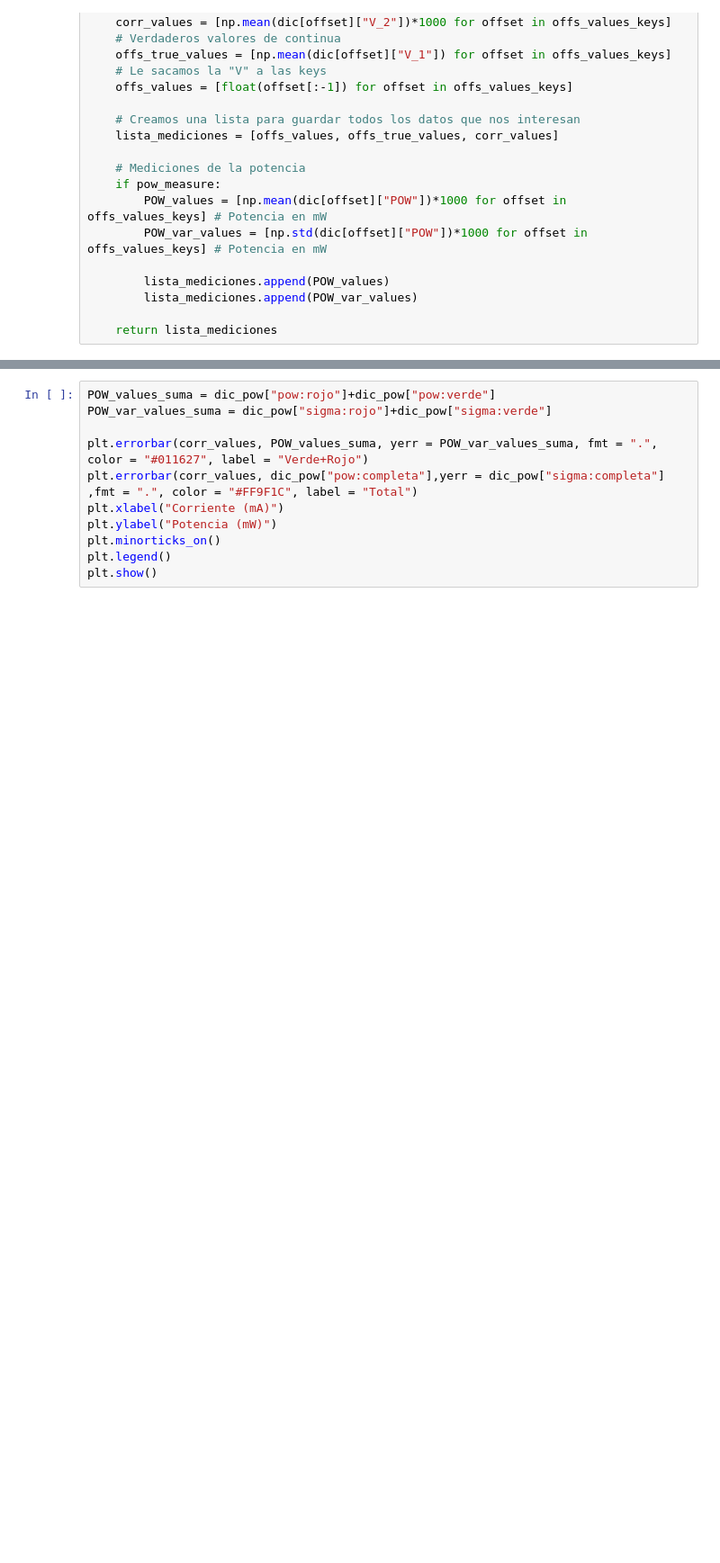
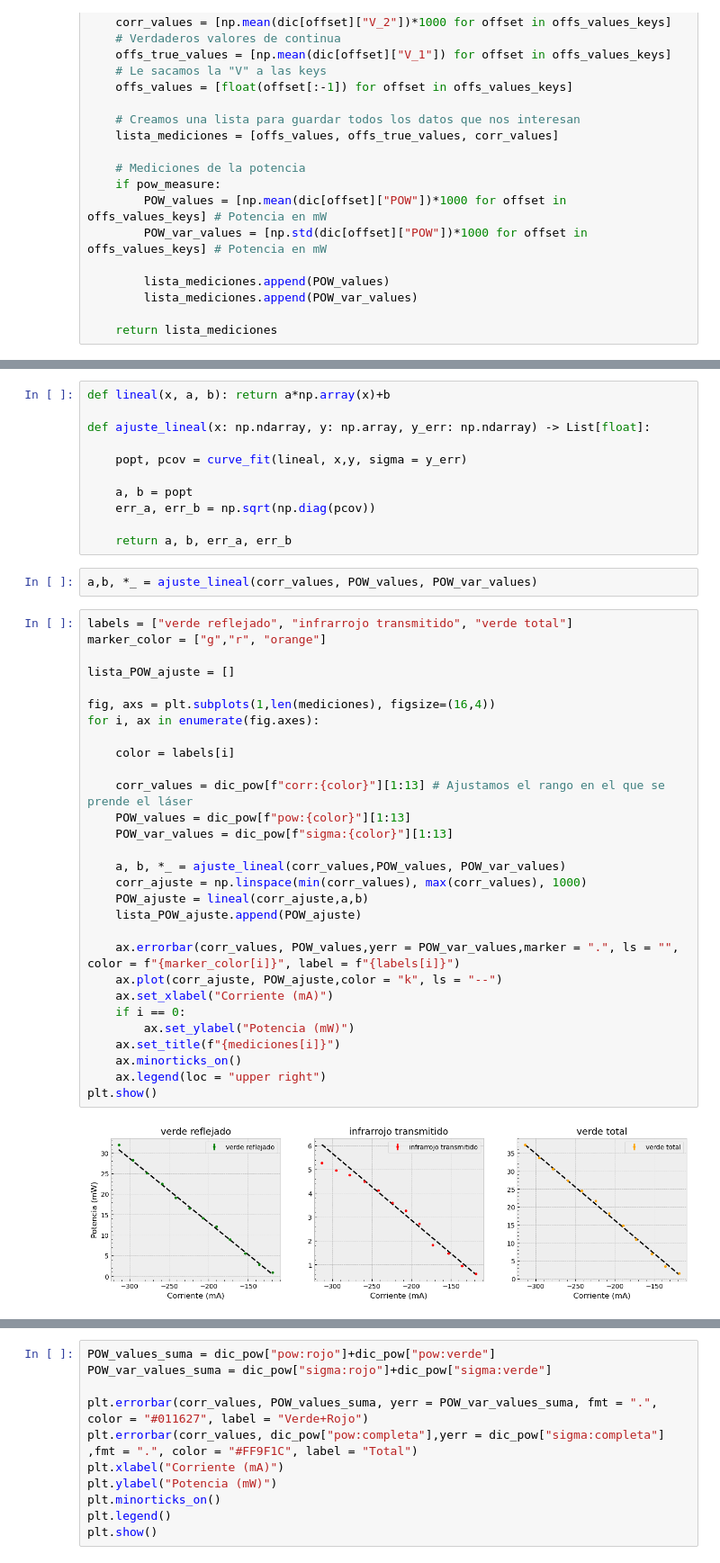
Before and after one commit to DelManuel/Magnetometro-optico, a Jupyter notebook: códigos/analisis_pow_laser.ipynb, the cells around one changed output, grey strips where cells are left out. Shown at 90% size. Cells and saved outputs as stored; diff of their text form; blank space fills up the shorter version.

```diff
--- a/códigos/analisis_pow_laser.ipynb
+++ b/códigos/analisis_pow_laser.ipynb
@@ -88,0 +90,44 @@ IndexError: list index out of range
+# %%
+def lineal(x, a, b): return a*np.array(x)+b
+
+def ajuste_lineal(x: np.ndarray, y: np.array, y_err: np.ndarray) -> List[float]:
+
+    popt, pcov = curve_fit(lineal, x,y, sigma = y_err)
+
+    a, b = popt
+    err_a, err_b = np.sqrt(np.diag(pcov))
+
+    return a, b, err_a, err_b
+# %%
+a,b, *_ = ajuste_lineal(corr_values, POW_values, POW_var_values)
+# %%
+labels = ["verde reflejado", "infrarrojo transmitido", "verde total"]
+marker_color = ["g","r", "orange"]
+
+lista_POW_ajuste = []
+
+fig, axs = plt.subplots(1,len(mediciones), figsize=(16,4))
+for i, ax in enumerate(fig.axes):
+
+    color = labels[i]
+
+    corr_values = dic_pow[f"corr:{color}"][1:13] # Ajustamos el rango en el que se prende el láser
+    POW_values = dic_pow[f"pow:{color}"][1:13]
+    POW_var_values = dic_pow[f"sigma:{color}"][1:13]
+
+    a, b, *_ = ajuste_lineal(corr_values,POW_values, POW_var_values)
+    corr_ajuste = np.linspace(min(corr_values), max(corr_values), 1000)
+    POW_ajuste = lineal(corr_ajuste,a,b)
+    lista_POW_ajuste.append(POW_ajuste)
+
+    ax.errorbar(corr_values, POW_values,yerr = POW_var_values,marker = ".", ls = "", color = f"{marker_color[i]}", label = f"{labels[i]}")
+    ax.plot(corr_ajuste, POW_ajuste,color = "k", ls = "--")
+    ax.set_xlabel("Corriente (mA)")
+    if i == 0:
+        ax.set_ylabel("Potencia (mW)")
+    ax.set_title(f"{mediciones[i]}")
+    ax.minorticks_on()
+    ax.legend(loc = "upper right")
+plt.show()
+# %% [output]
+[figure, added]
```
Also changed, not shown: parts of 12 cells of this notebook, 12 other files.
